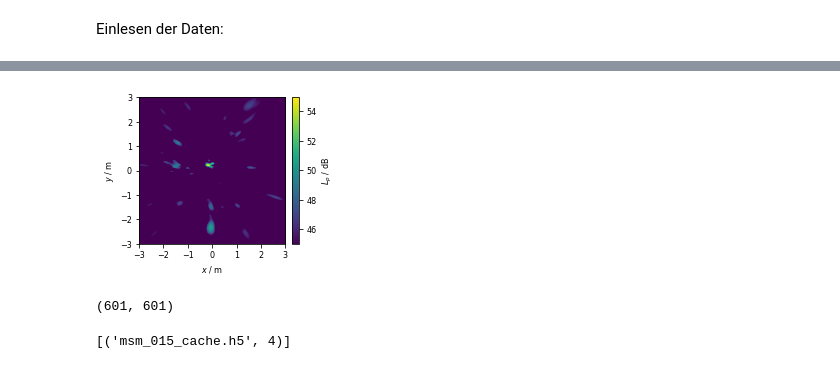
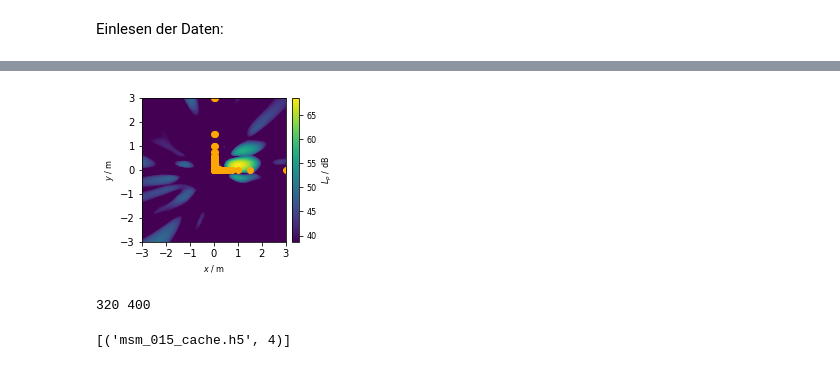
Before and after one commit to AdiBugaddi/MAP_eval, a Jupyter notebook: Auswertungsskript.ipynb, the cells around one changed output, grey strips where cells are left out. Drawn from its saved outputs; the diff is of its cells as text; code cells hidden in the pictures.

Commit message:
plotting max values (stage: not working)

```diff
--- a/Auswertungsskript.ipynb
+++ b/Auswertungsskript.ipynb
@@ -43,15 +44,17 @@ nsamples = duration*sfreq
 sim_signal1 = acoular.WNoiseGenerator(sample_freq=sfreq, numsamples=nsamples, seed=1)
 sim_signal2 = acoular.WNoiseGenerator(sample_freq=sfreq, numsamples=nsamples, seed=2)
 
-sim_ts1 = acoular.PointSource(signal = sim_signal1,          # Signal der Quelle
-                   loc = (7.5, 0.2, 8.0),  # Position der Punktquelle im links-orientierten Koordinatensystem
+#sim_ts1 = acoular.PointSource(signal = sim_signal1,          # Signal der Quelle
+#                   loc = (7.5, 0.2, 8.0),  # Position der Punktquelle im links-orientierten Koordinatensystem
+#                   mics = mg,            # Mikrofongeometrie, auf der Messdaten erzeugt werden sollen
+#                   env = e)             # Umgebung, in der sich das Schallfeld ausbreitet
+sim_ts2 = acoular.PointSource(signal = sim_signal2,          # Signal der Quelle
+                   #loc = (-5.0, 0.2, 8),  # Position der Punktquelle im links-orientierten Koordinatensystem
+                   loc = (1, 0.2, 2),  # Position der Punktquelle im links-orientierten Koordinatensystem
                    mics = mg,            # Mikrofongeometrie, auf der Messdaten erzeugt werden sollen
                    env = e)             # Umgebung, in der sich das Schallfeld ausbreitet
-sim_ts2 = acoular.PointSource(signal = sim_signal2,          # Signal der Quelle
-                   loc = (-5.0, 0.2, 8),  # Position der Punktquelle im links-orientierten Koordinatensystem
-                   mics = mg,            # Mikrofongeometrie, auf der Messdaten erzeugt werden sollen
-                   env = e)             # Umgebung, in der sich das Schallfeld ausbreitet
-ts = acoular.SourceMixer( sources=[sim_ts1,sim_ts2])
+#ts = acoular.SourceMixer( sources=[sim_ts1,sim_ts2])
+ts = sim_ts2
 # %% [markdown]
 Einlesen der Daten:
 # %%
@@ -109,47 +115,51 @@ bb = acoular.BeamformerBase( freq_data=ps,
 # %%
 # 500 1000 2000
 # 500 630 800 1000 1250 1600 2000 2500 3150 4000 5000 6300 8000 10000 12500 16000 20000
 
-
-Frequenz = 5000
+Frequenz = 1600
 
 pm = bb.synthetic(Frequenz, 3) # 0=Freq, 1=Okt, 3=Terz
-Lm = acoular.L_p( pm )
-
+Lm = acoular.L_p(pm)
+Lm_max = sc.signal.argrelmax(Lm)
+i,j = np.unravel_index(Lm.T.argmax(), Lm.T.shape)
 #fpath = os.path.join(rcParams["Users/adrian/Documents/AKT/10_WiSe21/40_Mikrofonarray/MAP_eval/"], "cmunrm.ttf")
 #prop = fm.FontProperties(fname=fpath)
 #fname = os.path.split(fpath)[1]
 #ax1.set_title('This is a special font: {}'.format(fname), fontproperties=prop)
 
 FONTSIZE = 8
+fig, (ax1) = plt.subplots(1,1, figsize=(3.5,3.5))
+#ax1.scatter(Lm_max[0],Lm_max[1])
+#ax1.scatter(Lm_max[0],Lm_max[1])
 
-fig, (ax1) = plt.subplots(1,1, figsize=(3.5,3.5))
-im = ax1.imshow( Lm.T,
+im = ax1.imshow(Lm.T,
             origin='lower',
-            vmin=Lm.max()-10,
+            vmin=Lm.max()-30,
             extent=rg.extend(),
             interpolation='nearest')  # bicubic vs nearest? -> bicubic beschoenigt
+
 ax1.set_xticks([-3,-2,-1,0,1,2,3])
 ax1.set_yticks([-3,-2,-1,0,1,2,3])
 #ax1.set_yticks([-3,0,3])
 #ax1.set_xticks([-10,-5,0,5,10])
 ax1.set_xlabel('$x$ / m',fontsize=FONTSIZE)
 ax1.set_ylabel('$y$ / m',fontsize=FONTSIZE)
 #ax1.set_xticklabels(['-3','-2','-1','0','1','2','3'])
-ax1.tick_params(axis='both', which='major', labelsize=FONTSIZE)
+#ax1.tick_params(axis='both', which='major', labelsize=FONTSIZE)
 cbar = fig.colorbar(im,fraction=0.046, pad=0.04)
 cbar.ax.tick_params(labelsize=FONTSIZE)
 cbar.set_label('$L_p$ / dB', fontsize=FONTSIZE)
-fig.show()
+ax1.scatter(6/i,6/j, color='red')
+ax1.scatter(3/Lm_max[0],3/Lm_max[1],color='orange')
 fig.tight_layout()
-plt.savefig('Plots/Abstract/%s_terz5000Hz.pdf'%ts.name[14:21], dpi = 300, format='pdf')
+#plt.savefig('Plots/Abstract/%s_terz5000Hz.pdf'%ts.name[14:21], dpi = 300, format='pdf')
 #plt.savefig('Plots/Abstract/013_terz1600Hz_simuliert.pdf', dpi = 300, format='pdf')
 # %% [output]
-[figure, old version]
+[figure, new version]
-# %%
-Lm.shape
-# %% [output]
-(601, 601)
+# %%
+print(i,j)
+# %% [output]
+320 400
 # %%
 # Umgebung definieren (Medium, Strömung etc)
 t = 23.6
```
Also changed, not shown: parts of 4 cells of this notebook.
